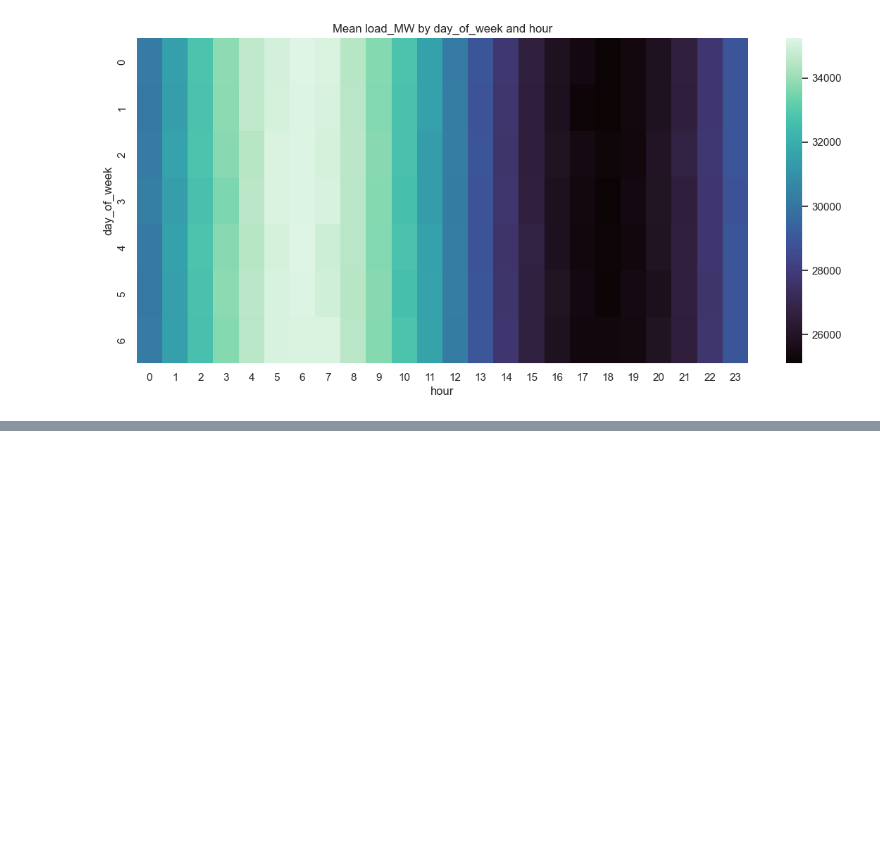
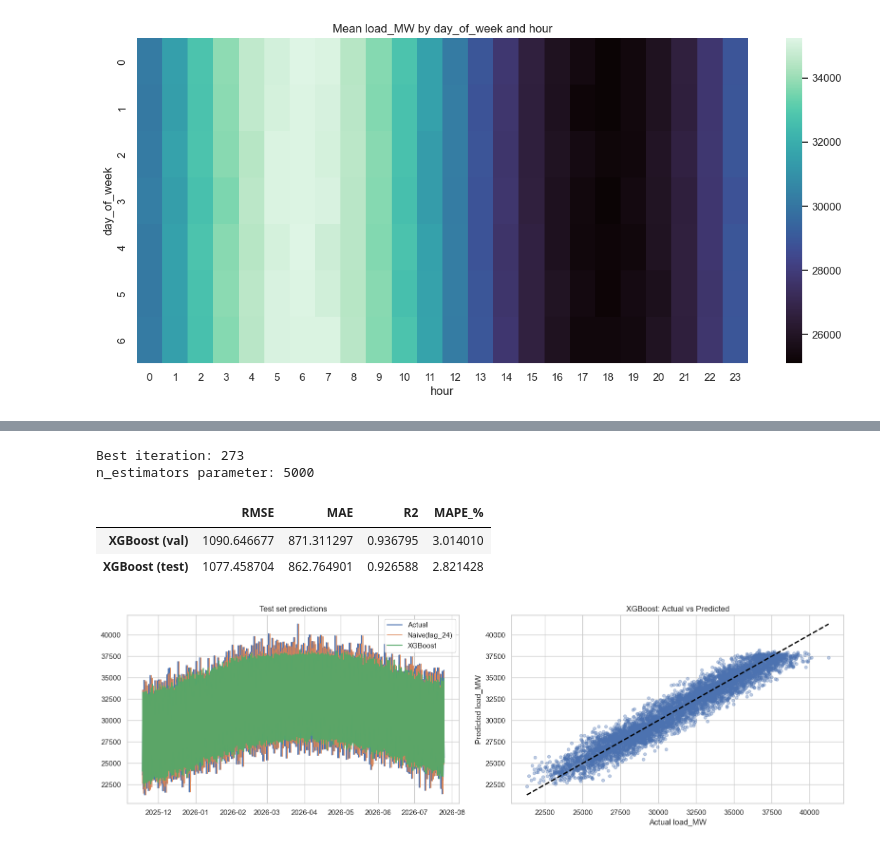
Before and after one commit to Osknot/ELECTRICAL-LOAD-PREDICTION, a Jupyter notebook: Notebooks/load_forecasting.ipynb, the cells around one changed output, grey strips where cells are left out. Drawn from its saved outputs; the diff is of its cells as text; code cells hidden in the pictures; blank space fills up the shorter version.

Commit message:
working on the core of the prediction system

```diff
--- a/Notebooks/load_forecasting.ipynb
+++ b/Notebooks/load_forecasting.ipynb
@@ -254,0 +378,80 @@ plt.show()
+# %%
+# --- Train XGBoost ---
+# If needed, uncomment the following line:
+# !pip install xgboost
+import xgboost as xgb
+from xgboost import XGBRegressor
+
+xgb_model = XGBRegressor(
+    n_estimators=5000,
+    learning_rate=0.05,
+    max_depth=6,
+    subsample=0.8,
+    colsample_bytree=0.8,
+    reg_alpha=0.0,
+    reg_lambda=1.0,
+    min_child_weight=1.0,
+    objective="reg:squarederror",
+    tree_method="hist",
+    random_state=RANDOM_STATE,
+    n_jobs=-1,
+    early_stopping_rounds=200,
+)
+
+# Early stopping on the validation set
+xgb_model.fit(
+    X_train,
+    y_train,
+    eval_set=[(X_val, y_val)],
+    verbose=False,
+
+)
+
+print("Best iteration:", getattr(xgb_model, "best_iteration", None))
+print("n_estimators parameter:", xgb_model.get_params().get("n_estimators"))
+# %% [output]
+Best iteration: 273
+n_estimators parameter: 5000
+# %%
+# --- Evaluation ---
+y_pred_val = xgb_model.predict(X_val)
+y_pred_test = xgb_model.predict(X_test)
+
+results_xgb = {
+    "XGBoost (val)": evaluate(y_val, y_pred_val),
+    "XGBoost (test)": evaluate(y_test, y_pred_test),
+}
+
+pd.DataFrame(results_xgb).T
+# %% [output]
+|  | RMSE | MAE | R2 | MAPE_% |
+| XGBoost (val) | 1090.646677 | 871.311297 | 0.936795 | 3.014010 |
+| XGBoost (test) | 1077.458704 | 862.764901 | 0.926588 | 2.821428 |
+# %%
+# --- Plots: predictions vs actual ---
+df_test_plot = df_test[["timestamp", target_col]].copy()
+df_test_plot["pred_naive"] = y_pred_naive
+df_test_plot["pred_xgb"] = y_pred_test
+
+fig, axes = plt.subplots(1, 2, figsize=(16, 5))
+
+# Time series comparison
+axes[0].plot(df_test_plot["timestamp"], df_test_plot[target_col], label="Actual", linewidth=1.6)
+axes[0].plot(df_test_plot["timestamp"], df_test_plot["pred_naive"], label="Naive(lag_24)", linewidth=1.2, alpha=0.9)
+axes[0].plot(df_test_plot["timestamp"], df_test_plot["pred_xgb"], label="XGBoost", linewidth=1.6, alpha=0.95)
+axes[0].set_title("Test set predictions")
+axes[0].legend(loc="upper right")
+
+# Scatter plot (actual vs predicted)
+axes[1].scatter(df_test_plot[target_col], df_test_plot["pred_xgb"], alpha=0.35, s=20)
+min_v = float(min(df_test_plot[target_col].min(), df_test_plot["pred_xgb"].min()))
+max_v = float(max(df_test_plot[target_col].max(), df_test_plot["pred_xgb"].max()))
+axes[1].plot([min_v, max_v], [min_v, max_v], linestyle="--", color="black", linewidth=2)
+axes[1].set_xlabel("Actual load_MW")
+axes[1].set_ylabel("Predicted load_MW")
+axes[1].set_title("XGBoost: Actual vs Predicted")
+
+plt.tight_layout()
+plt.show()
+# %% [output]
+[figure, added]
```
Also changed, not shown: parts of 18 cells of this notebook, 9 other files.
